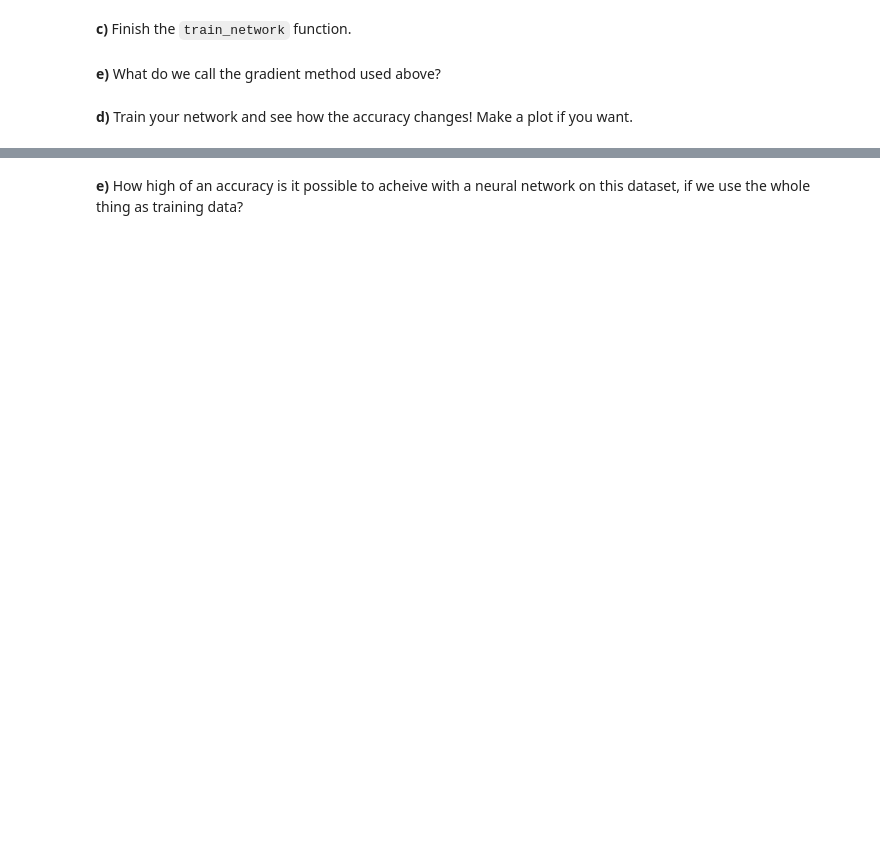
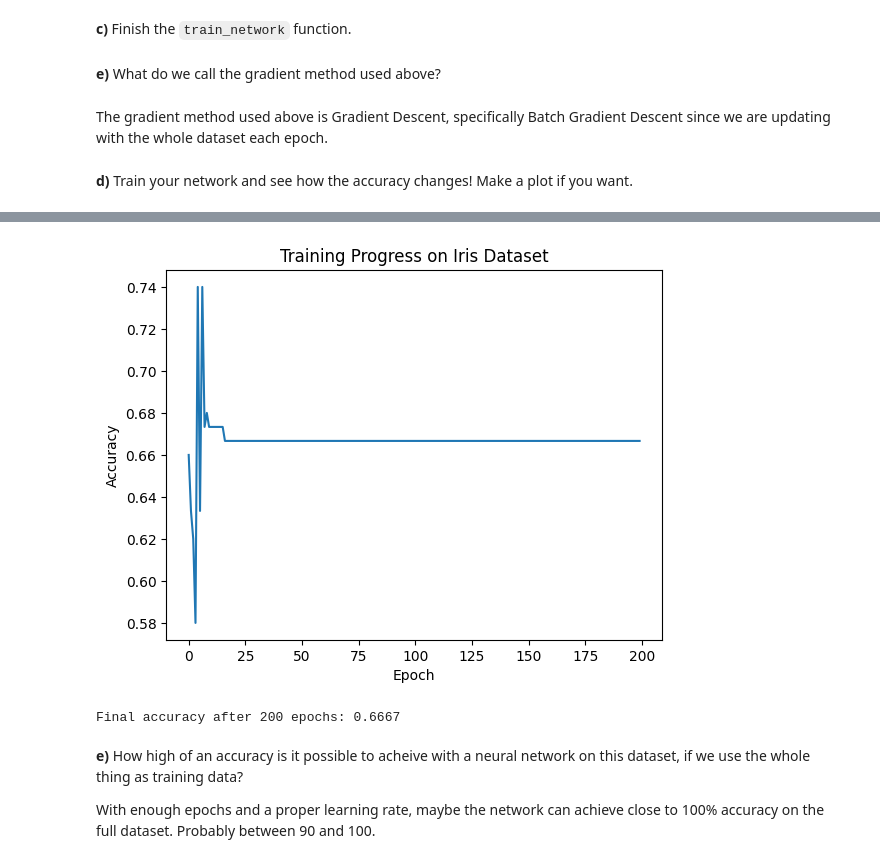
Before and after one commit to komandoyoko/Yoan_FYS_STK4155, a Jupyter notebook: exercisesweek41.ipynb, the cells around one changed output, grey strips where cells are left out. Saved outputs shown, nothing was run; the diff lists cells and outputs as text; code cells hidden in the pictures; blank space fills up the shorter version.

```diff
--- a/exercisesweek41.ipynb
+++ b/exercisesweek41.ipynb
@@ -205,8 +222,8 @@ inputs = np.random.rand(1000, 4)
 def feed_forward_batch(inputs, layers, activation_funcs):
     a = inputs
     for (W, b), activation_func in zip(layers, activation_funcs):
-        z = ...
-        a = ...
+        z = a @ W + b
+        a = activation_func(z)
     return a
 # %% [markdown]
 **c)** Create and evaluate a neural network with 4 input features, and layers with output sizes 12, 10, 3 and activations ReLU, ReLU, softmax.
@@ -266,3 +329,5 @@ predictions = feed_forward_batch(inputs, layers, activation_funcs)
 **d)** Compute the accuracy of your model using the accuracy function defined above. Recreate your model a couple times and see how the accuracy changes.
 # %%
 print(accuracy(predictions, targets))
+acc = accuracy(predictions, targets)
+print("Model accuracy:", acc)
@@ -303,3 +373,6 @@ gradient_func = grad(
 layers_grad = gradient_func(
     inputs, layers, activation_funcs, targets
 )  # Don't change this
+
+for i, (grad_W, grad_b) in enumerate(layers_grad):
+    print(f"Layer {i+1}: grad_W shape {grad_W.shape}, grad_b shape {grad_b.shape}")
@@ -312,11 +390,36 @@ def train_network(
     for i in range(epochs):
         layers_grad = gradient_func(inputs, layers, activation_funcs, targets)
         for (W, b), (W_g, b_g) in zip(layers, layers_grad):
-            W -= ...
-            b -= ...
+            W -= learning_rate * W_g
+            b -= learning_rate * b_g
 # %% [markdown]
 **e)** What do we call the gradient method used above?
+# %% [markdown]
+The gradient method used above is Gradient Descent,
+specifically Batch Gradient Descent since we are updating with the whole dataset each epoch.
 # %% [markdown]
 **d)** Train your network and see how the accuracy changes! Make a plot if you want.
 # %%
-...
+epochs = 200
+learning_rate = 0.01
+accuracy_history = []
+
+for epoch in range(epochs):
+
+    train_network(inputs, layers, activation_funcs, targets, learning_rate=learning_rate, epochs=1)
+
+    predictions = feed_forward_batch(inputs, layers, activation_funcs)
+    acc = accuracy(predictions, targets)
+    accuracy_history.append(acc)
+
+    if (epoch + 1) % 20 == 0:
+        print(f"Epoch {epoch+1}/{epochs} - Accuracy: {acc:.4f}")
+
+plt.plot(range(epochs), accuracy_history)
+plt.xlabel("Epoch")
+plt.ylabel("Accuracy")
+plt.title("Training Progress on Iris Dataset")
+plt.show()
+
+print(f"\nFinal accuracy after {epochs} epochs: {accuracy_history[-1]:.4f}")
+# %% [output]
@@ -323,2 +436,6 @@ def train_network(
+[figure, added]
+Final accuracy after 200 epochs: 0.6667
 # %% [markdown]
 **e)** How high of an accuracy is it possible to acheive with a neural network on this dataset, if we use the whole thing as training data?
+
+With enough epochs and a proper learning rate, maybe the network can achieve close to 100% accuracy on the full dataset. Probably between 90 and 100.
```
Also changed, not shown: parts of 23 cells of this notebook.
